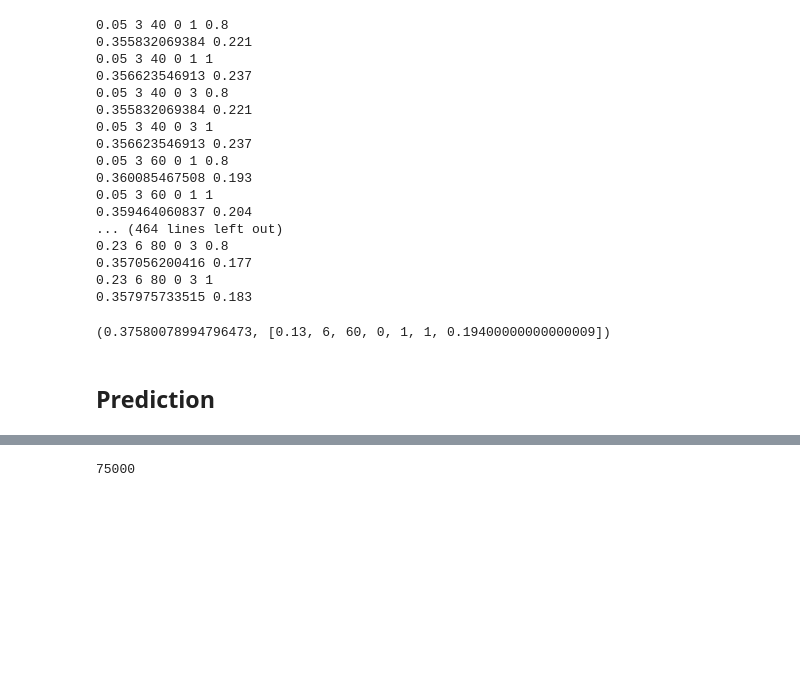
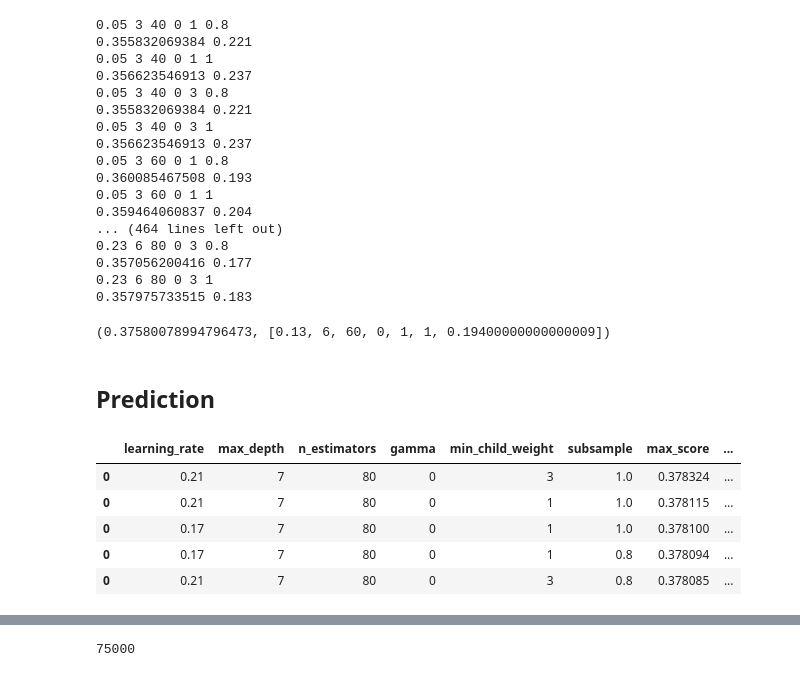
Before and after one commit to TRobertJackson/Data-Science-Projects, a Jupyter notebook: Instacart Market Basket Analysis/Instacart Market Basket Analysis.ipynb, the cells around one changed output, grey strips where cells are left out. Saved outputs shown, nothing was run; the diff lists cells and outputs as text; code cells hidden in the pictures; blank space fills up the shorter version.

```diff
--- a/Instacart Market Basket Analysis/Instacart Market Basket Analysis.ipynb
+++ b/Instacart Market Basket Analysis/Instacart Market Basket Analysis.ipynb
@@ -841,4 +864,15 @@ parameter_optimize_result[:2]
 #pickle.dump(parameter_optimize_result, open('parameter_optimize_result.p', 'wb'))
 # %% [markdown]
 ## Prediction
+# %%
+parameter_optimize_result = pickle.load(open('output-1.p', 'rb'))
+# %%
+parameter_optimize_result.head()
+# %% [output]
+|  | learning_rate | max_depth | n_estimators | gamma | min_child_weight | subsample | max_score | ... |
+| 0 | 0.21 | 7 | 80 | 0 | 3 | 1.0 | 0.378324 | ... |
+| 0 | 0.21 | 7 | 80 | 0 | 1 | 1.0 | 0.378115 | ... |
+| 0 | 0.17 | 7 | 80 | 0 | 1 | 1.0 | 0.378100 | ... |
+| 0 | 0.17 | 7 | 80 | 0 | 1 | 0.8 | 0.378094 | ... |
+| 0 | 0.21 | 7 | 80 | 0 | 3 | 0.8 | 0.378085 | ... |
 # %%
```
Also changed, not shown: parts of 17 cells of this notebook, 23 other files.
